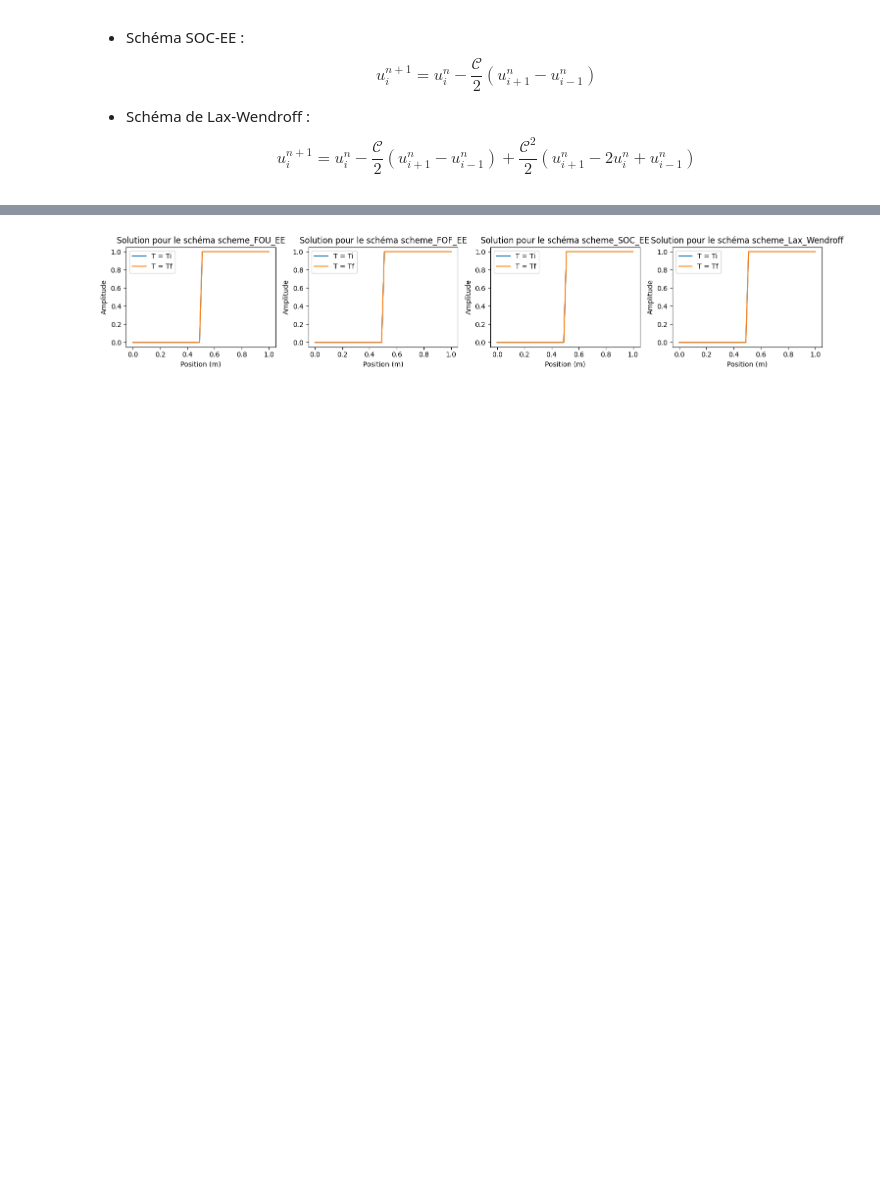
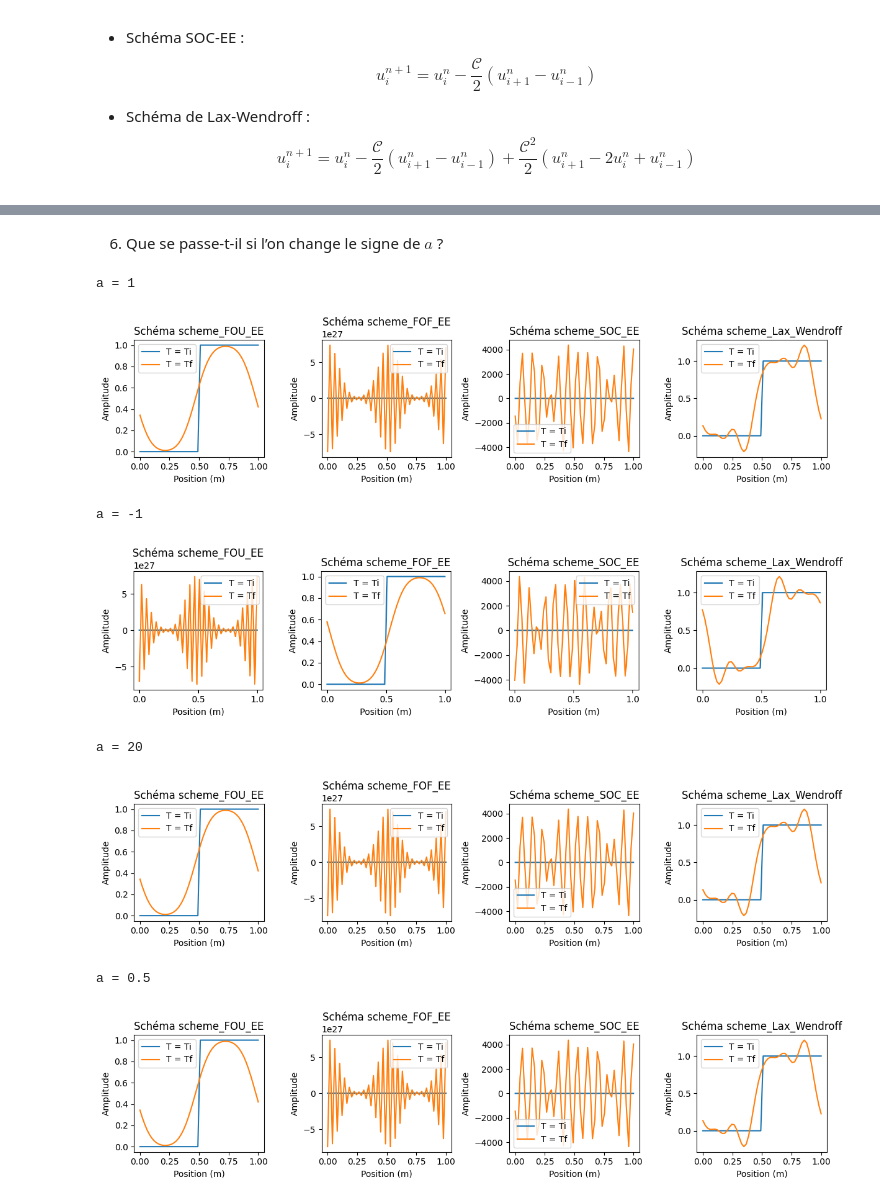
Before and after one commit to f-debrandois/N7_A3, a Jupyter notebook: S7/EDP/TP/TP1_Différences_finies.ipynb, the cells around one changed output, grey strips where cells are left out. Saved outputs shown, nothing was run; the diff lists cells and outputs as text; code cells hidden in the pictures; blank space fills up the shorter version.

```diff
--- a/S7/EDP/TP/TP1_Différences_finies.ipynb
+++ b/S7/EDP/TP/TP1_Différences_finies.ipynb
@@ -86,10 +86,7 @@ Ce nombre sera pris égal à $0.5$ par défaut.
 L = 1.0   # Longueur du domaine
 x0 = 0.5  # Position de la discontinuité pour la condition initiale CI2
 
-a = 1.0   # Vitesse de convection (m/s)
 C_default = 0.5  # Nombre de Courant par défaut
-
-T = L / a  # Temps final
 # %% [markdown]
 **2.2 Schémas numériques à implémenter**
 
@@ -127,7 +124,10 @@ def scheme_Lax_Wendroff(u, C):
     return u - 0.5 * C * (np.roll(u, -1) - np.roll(u, 1)) + 0.5 * C**2 * (np.roll(u, -1) - 2 * u + np.roll(u, 1))
 
 # Affichage des schémas numériques
-def afficher_schemas(C, m = 50, beta = None):
+def afficher_schemas(C, m = 50, beta = None, a = 1):
+    # Temps final
+    T = L / np.abs(a)
+
     # Construction du maillage
     x = np.linspace(0, L, m)
 
@@ -139,12 +139,12 @@ def afficher_schemas(C, m = 50, beta = None):
 
     # Calcul des pas
     dx = L / (m - 1)
-    dt = C * dx / a
+    dt = C * dx / np.abs(a)
 
     scheme_list = [scheme_FOU_EE, scheme_FOF_EE, scheme_SOC_EE, scheme_Lax_Wendroff]
 
     #plt.subplot(len(scheme_list), 1, 1)
-    plt.figure(figsize=(15, 3))
+    plt.figure(figsize=(12, 3))
 
     for i, scheme in enumerate(scheme_list):
         # Initialisation
@@ -152,12 +152,12 @@ def afficher_schemas(C, m = 50, beta = None):
 
         # Itérations temporelles
         for n in range(int(T / dt) - 1):
-            u = scheme(u, C)
+            u = scheme(u, C*np.sign(a))
 
         # Visualisation
         plt.subplot(1, len(scheme_list), i + 1)
 
-        plt.title('Solution pour le schéma ' + scheme.__name__)
+        plt.title('Schéma ' + scheme.__name__)
 
         plt.plot(x, u0, label='T = Ti')
         plt.plot(x, u, label='T = Tf')
@@ -313,8 +316,19 @@ m = 200
+# %% [markdown]
+6. Que se passe-t-il si l’on change le signe de $a$ ?
 # %%
-# Simulation et visualisation avec CI2, C=0.5, et a=-1
-a = -1
+# Simulation et visualisation avec CI2, C=0.5, et a varié
+a_values = [1, -1, 20, 0.5]
 m = 50
 C = 0.5
-afficher_schemas(C, m=m)
+for a in a_values:
+    print('a =', a)
+    afficher_schemas(C, m=m, a=a)
 # %% [output]
+a = 1
-[figure, old version]
+[figure, new version]
+a = -1
+[figure, added]
+a = 20
+[figure, added]
+a = 0.5
+[figure, added]
```
Also changed, not shown: parts of 12 cells of this notebook, 3 other files.
